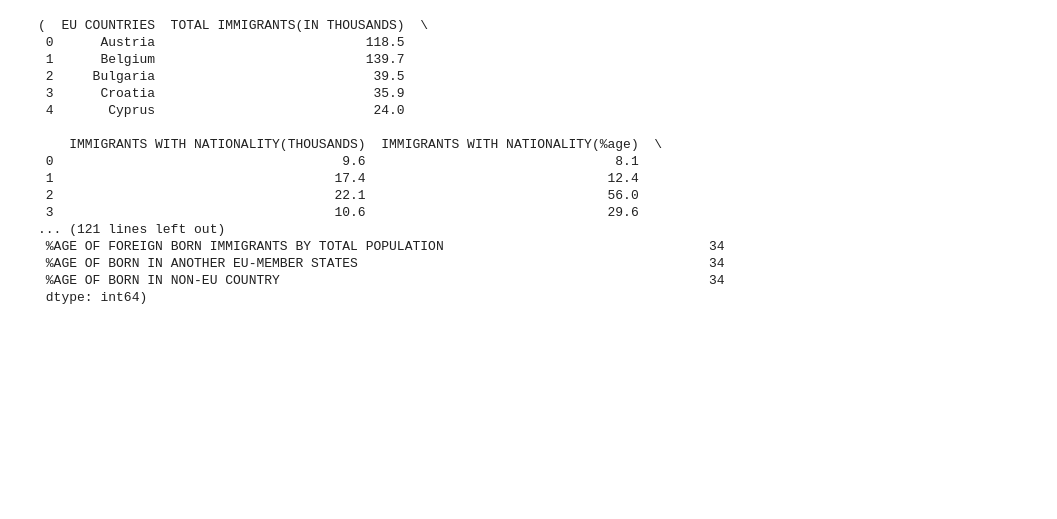
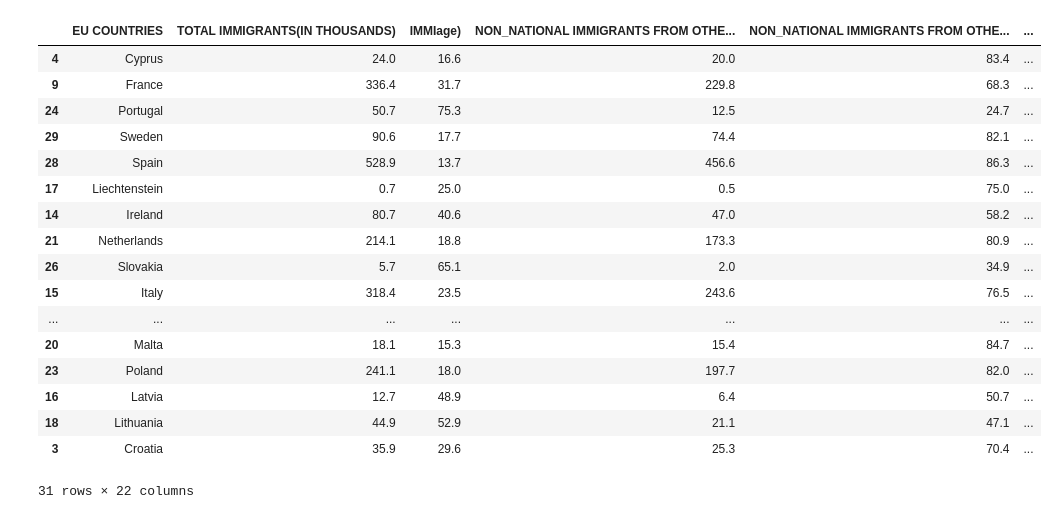
Before and after one commit to reprograma/on26-python-s11-pandas-numpy-I, a Jupyter notebook: exercicios/para-casa/Atividade_casa.ipynb, the cells around one changed output. Cells and saved outputs as stored; diff of their text form; code cells hidden in the pictures; blank space fills up the shorter version.

```diff
--- a/exercicios/para-casa/Atividade_casa.ipynb
+++ b/exercicios/para-casa/Atividade_casa.ipynb
@@ -15,6 +20,0 @@ df.head(3)
-# %%
-def processamento():
-   head = df.head()
-   null = df.isnull().sum()
-
-   return head, null
@@ -21,20 +42,31 @@ def processamento():
+# %%
+def processamento(df):
+   df.drop(columns=['IMMIGRANTS WITH NATIONALITY(THOUSANDS)'], inplace=True) #remove 1 coluna
+   df.dropna(subset=['EU COUNTRIES'], inplace=True)  #remove as 34 linhas finais, que estão vazias
+   df.sort_values(['PERCENTAGE OF IMMIGRANTS BY SEX(MALE)'], axis = 0, ascending=True, inplace=True) #coloca os percentuais dessa coluna em ordem crescente
+   df.to_csv("exercicio_imigracao_ue.csv")
+# %%
+copia_df_inicial = df.copy() #as alterações do tratamento de dados serão feitas nessa cópia
+copia_df_inicial
 # %%
-processamento()
+processamento(copia_df_inicial)
+copia_df_inicial
 # %% [output]
+|  | EU COUNTRIES | TOTAL IMMIGRANTS(IN THOUSANDS) | IMMIage) | NON_NATIONAL IMMIGRANTS FROM OTHE... | NON_NATIONAL IMMIGRANTS FROM OTHE... | ... |
+| 4 | Cyprus | 24.0 | 16.6 | 20.0 | 83.4 | ... |
+| 9 | France | 336.4 | 31.7 | 229.8 | 68.3 | ... |
+| 24 | Portugal | 50.7 | 75.3 | 12.5 | 24.7 | ... |
+| 29 | Sweden | 90.6 | 17.7 | 74.4 | 82.1 | ... |
+| 28 | Spain | 528.9 | 13.7 | 456.6 | 86.3 | ... |
+| 17 | Liechtenstein | 0.7 | 25.0 | 0.5 | 75.0 | ... |
+| 14 | Ireland | 80.7 | 40.6 | 47.0 | 58.2 | ... |
+| 21 | Netherlands | 214.1 | 18.8 | 173.3 | 80.9 | ... |
+| 26 | Slovakia | 5.7 | 65.1 | 2.0 | 34.9 | ... |
+| 15 | Italy | 318.4 | 23.5 | 243.6 | 76.5 | ... |
+| ... | ... | ... | ... | ... | ... | ... |
+| 20 | Malta | 18.1 | 15.3 | 15.4 | 84.7 | ... |
+| 23 | Poland | 241.1 | 18.0 | 197.7 | 82.0 | ... |
+| 16 | Latvia | 12.7 | 48.9 | 6.4 | 50.7 | ... |
+| 18 | Lithuania | 44.9 | 52.9 | 21.1 | 47.1 | ... |
+| 3 | Croatia | 35.9 | 29.6 | 25.3 | 70.4 | ... |
-(  EU COUNTRIES  TOTAL IMMIGRANTS(IN THOUSANDS)  \
- 0      Austria                           118.5
- 1      Belgium                           139.7
- 2     Bulgaria                            39.5
- 3      Croatia                            35.9
- 4       Cyprus                            24.0
-
-    IMMIGRANTS WITH NATIONALITY(THOUSANDS)  IMMIGRANTS WITH NATIONALITY(%age)  \
- 0                                     9.6                                8.1
- 1                                    17.4                               12.4
- 2                                    22.1                               56.0
- 3                                    10.6                               29.6
-... (121 lines left out)
- %AGE OF FOREIGN BORN IMMIGRANTS BY TOTAL POPULATION                                  34
- %AGE OF BORN IN ANOTHER EU-MEMBER STATES                                             34
- %AGE OF BORN IN NON-EU COUNTRY                                                       34
- dtype: int64)
+31 rows × 22 columns
```
Also changed, not shown: parts of 16 cells of this notebook, 2 other files.
